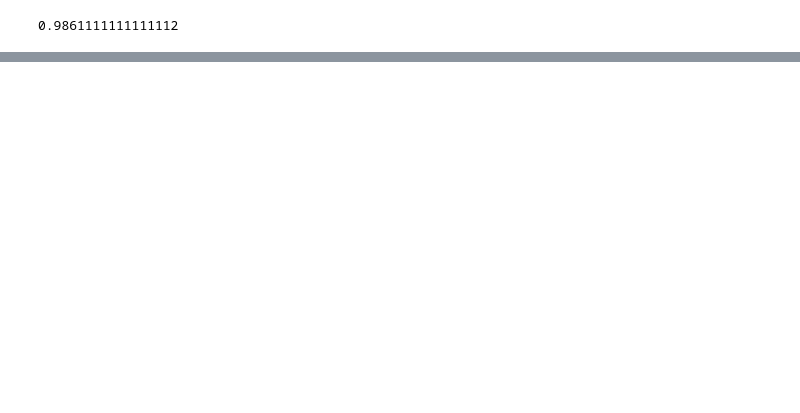
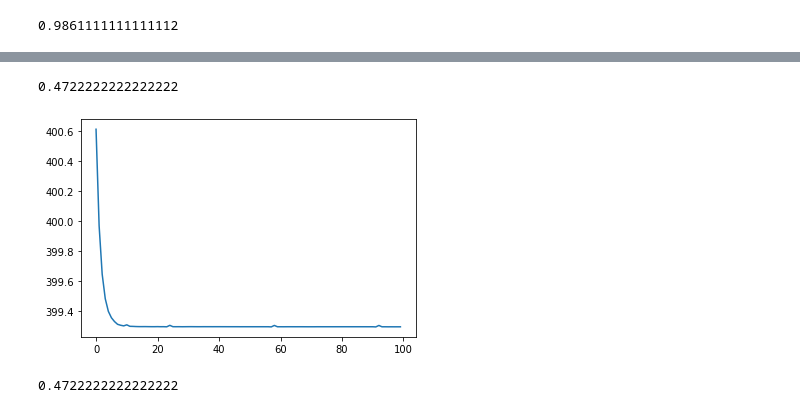
Before and after one commit to daniloaldm/RNA, a Jupyter notebook: atv2/q1.ipynb, the cells around one changed output, grey strips where cells are left out. Drawn from its saved outputs; the diff is of its cells as text; code cells hidden in the pictures; blank space fills up the shorter version.

```diff
--- a/atv2/q1.ipynb
+++ b/atv2/q1.ipynb
@@ -85,0 +119,45 @@ print(hit/len(Y_validation))
+# %%
+hit = 0
+for i in range(len(Y_validation)):
+    if idx[i] == Y_validation[i].item():
+        hit += 1
+print(hit/len(Y_validation))
+# %% [output]
+0.4722222222222222
+# %%
+model = MLP(2,2, 15, 15)
+model.train()
+criterion = torch.nn.BCELoss()
+optimizer = torch.optim.SGD(model.parameters(), lr=0.001)
+errors = []
+for j in range(100):
+    sum_errors = 0
+    for n in range(X_train.shape[0]):
+        optimizer.zero_grad()
+
+        y_hat = model.forward(X_train[n].unsqueeze(0))
+        y_target = torch.zeros(1, 2)
+        y_target[0, Y_train[n].long()] = 1.0
+        error = criterion(y_hat, y_target)
+        sum_errors += error
+        error.backward()
+        optimizer.step()
+    errors.append(sum_errors)
+
+plt.plot(errors)
+
+#teste
+model.eval()
+with torch.no_grad():
+    pred = model.forward(X_validation)
+val, idx = pred.max(dim=1)
+# %% [output]
+[figure, added]
+# %%
+hit = 0
+for i in range(len(Y_validation)):
+    if idx[i] == Y_validation[i].item():
+        hit += 1
+print(hit/len(Y_validation))
+# %% [output]
+0.4722222222222222
```
Also changed, not shown: parts of 4 cells of this notebook, 1 other file.
